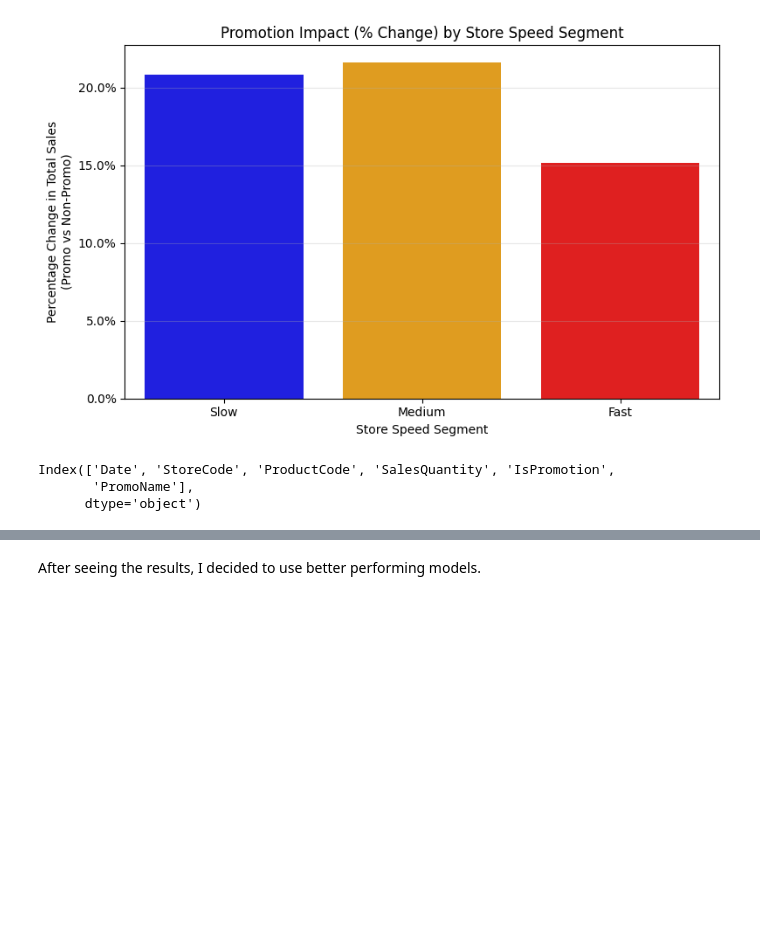
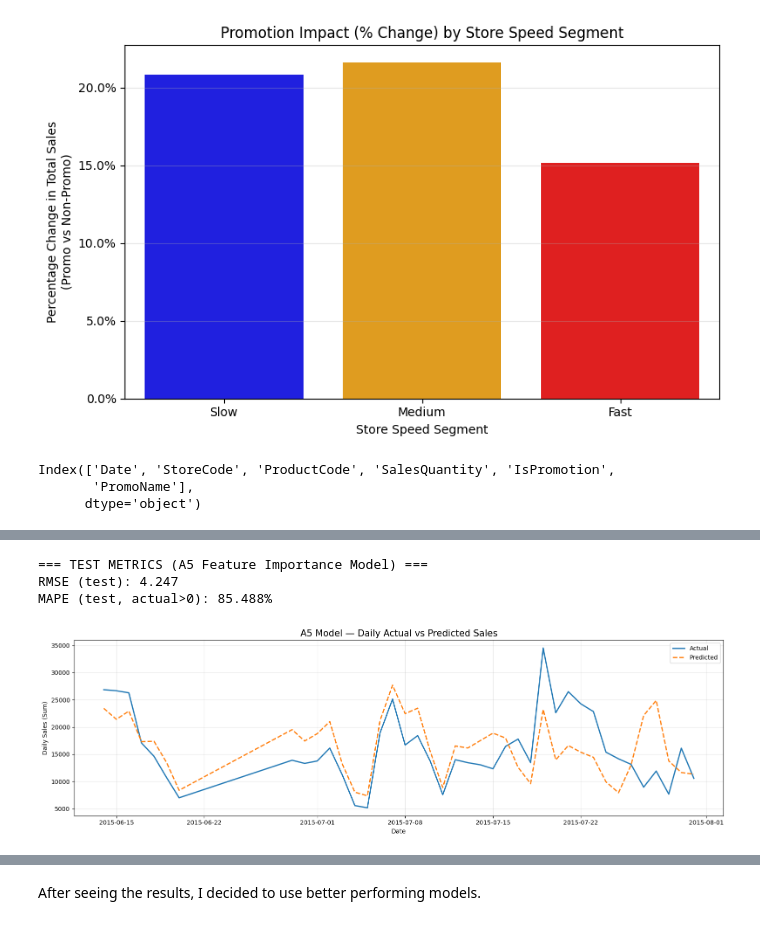
Before and after one commit to emrekaany/Promotion_Bump_DS_Case, a Jupyter notebook: promotion-bump.ipynb, the cells around one changed output, grey strips where cells are left out. Drawn from its saved outputs; the diff is of its cells as text; code cells hidden in the pictures; blank space fills up the shorter version.

```diff
--- a/promotion-bump.ipynb
+++ b/promotion-bump.ipynb
@@ -1021,0 +1146,77 @@ Correct biggest effect (excluding Residual): C(ItemSpeed) (explains approx. 7.99
+# %%
+# ==============================
+# A5 – CONTINUATION: TEST METRICS & GRAPHS
+# ==============================
+
+from sklearn.metrics import mean_squared_error
+import numpy as np
+import matplotlib.pyplot as plt
+import seaborn as sns
+
+# ---- 11. TRAIN / TEST SPLIT (time-based, same split) ----
+dfm = dfm.sort_values("Date").reset_index(drop=True)
+
+split = int(len(dfm) * 0.8)   # train %80, test %20
+
+X_train = X.iloc[:split]
+X_test  = X.iloc[split:]
+
+y_train = y.iloc[:split]
+y_test  = y.iloc[split:]
+
+test_dates = dfm["Date"].iloc[split:]
+
+# ---- 12. Predictions ----
+y_pred_train = rf.predict(X_train)
+y_pred_test  = rf.predict(X_test)
+
+# ---- 13. Test Metrics ----
+rmse_test = mean_squared_error(y_test, y_pred_test, squared=False)
+
+mask_pos = y_test > 0
+mape_test = np.mean(
+    np.abs(y_test[mask_pos] - y_pred_test[mask_pos]) / y_test[mask_pos]
+)
+
+print("\n=== TEST METRICS (A5 Feature Importance Model) ===")
+print(f"RMSE (test): {rmse_test:.3f}")
+print(f"MAPE (test, actual>0): {mape_test:.3%}")
+
+# ---- 14. Daily Aggregate Plot ----
+test_plot = pd.DataFrame({
+    "Date": test_dates.values,
+    "Actual": y_test.values,
+    "Pred": y_pred_test
+}).groupby("Date").sum()
+
+plt.figure(figsize=(16, 5))
+
+plt.plot(
+    test_plot.index,
+    test_plot["Actual"],
+    color="#1f77b4",
+    linewidth=2,
+    label="Actual"
+)
+
+plt.plot(
+    test_plot.index,
+    test_plot["Pred"],
+    color="#ff7f0e",
+    linestyle="--",
+    linewidth=2,
+    label="Predicted"
+)
+
+plt.title("A5 Model — Daily Actual vs Predicted Sales", fontsize=15)
+plt.xlabel("Date")
+plt.ylabel("Daily Sales (Sum)")
+plt.legend()
+plt.grid(alpha=0.3)
+plt.tight_layout()
+plt.show()
+# %% [output]
+=== TEST METRICS (A5 Feature Importance Model) ===
+RMSE (test): 4.247
+MAPE (test, actual>0): 85.488%
+[figure, added]
```
Also changed, not shown: parts of 19 cells of this notebook.
